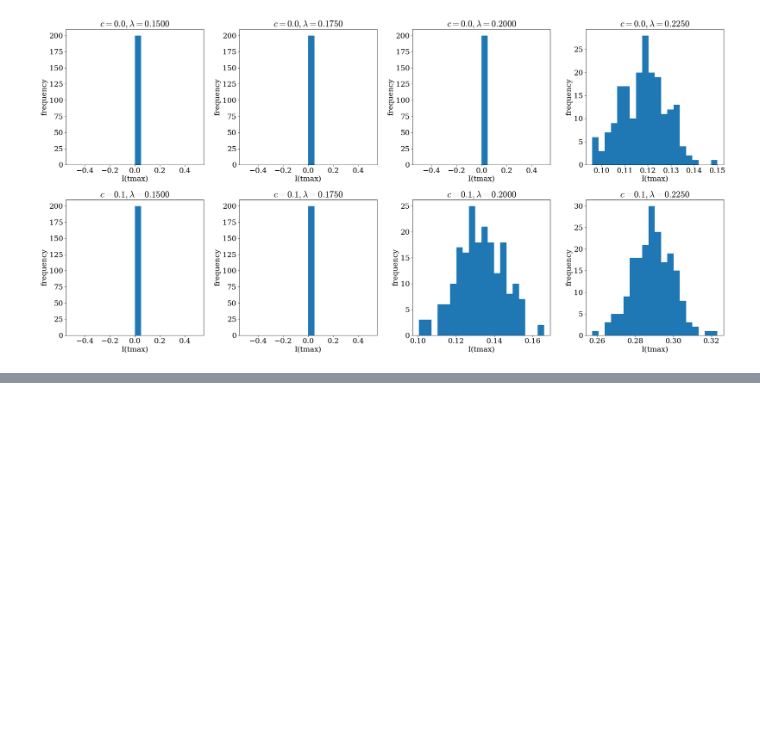
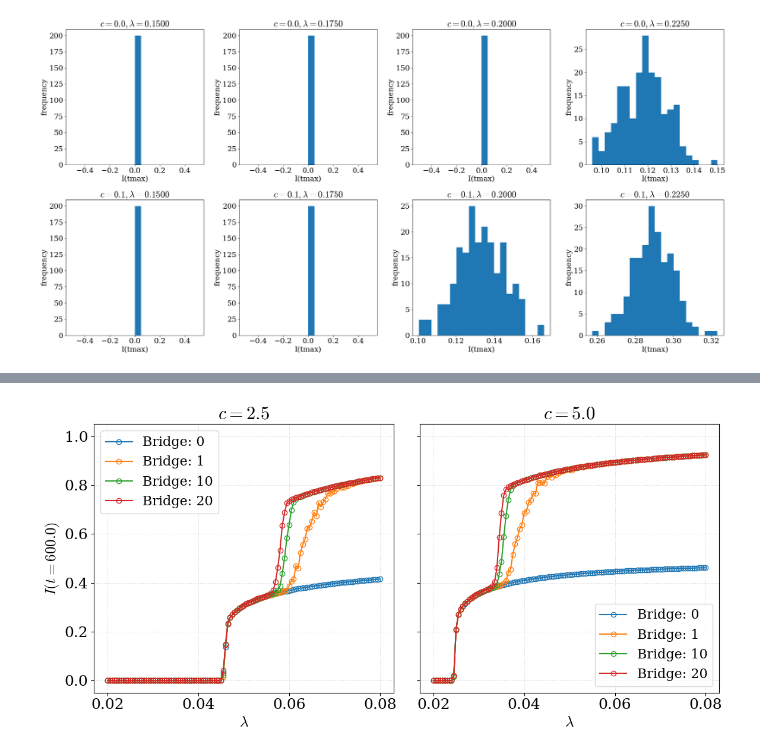
Before and after one commit to Kojirouuuu/trend-sar, a Jupyter notebook: notebook/sis copy 2.ipynb, the cells around one changed output, grey strips where cells are left out. Saved outputs shown, nothing was run; the diff lists cells and outputs as text; code cells hidden in the pictures; blank space fills up the shorter version.

```diff
--- a/notebook/sis copy 2.ipynb
+++ b/notebook/sis copy 2.ipynb
@@ -683,0 +607,15 @@ NameError: name 'lamb_values_for_theory' is not defined
+# %%
+output_path = os.path.abspath(os.path.join('..', 'output/sis/2RR/z=6/N=5000finalnew'))
+times_all2, infected_num_all2, axes2 = load(path=output_path)
+meta2 = _read_metadata()
+network_type2 = axes2["network_type"]
+N2 = axes2["N"]
+k_ave2 = axes2["k_ave"]
+gamma2 = axes2["gamma"]
+rho02 = axes2["rho0"]
+tmax2 = axes2["tmax"]
+seed2 = axes2["seed"]
+total_itr2 = axes2["total_itr"]
+c_list2 = axes2["c_list"]
+edgeNumList2 = axes2["edgeNumList"]
+lamb_values2 = axes2["lamb_values"]
@@ -683,0 +678,48 @@ NameError: name 'lamb_values_for_theory' is not defined
+# %%
+last_I2 = np.zeros((len(edgeNumList2), len(c_list2), len(lamb_values2), total_itr2))
+valid_last_I2 = np.zeros((len(edgeNumList2), len(c_list2), len(lamb_values2)))
+valid_num2 = np.zeros((len(edgeNumList2), len(c_list2), len(lamb_values2)))
+
+for edge_idx in range(len(edgeNumList2)):
+    for c_idx in range(len(c_list2)):
+        for lamb_idx in range(len(lamb_values2)):
+            valid = []
+            non_valid = []
+            for itr_idx in range(total_itr2):
+                last_I2[edge_idx, c_idx, lamb_idx, itr_idx] = infected_num_all2[edge_idx, c_idx, lamb_idx, itr_idx][0]
+                if last_I2[edge_idx, c_idx, lamb_idx, itr_idx] > threshold:
+                    valid.append(last_I2[edge_idx, c_idx, lamb_idx, itr_idx])
+                    valid_num2[edge_idx, c_idx, lamb_idx] += 1
+                else:
+                    non_valid.append(last_I2[edge_idx, c_idx, lamb_idx, itr_idx])
+            if len(valid) > 0:
+                valid_last_I2[edge_idx, c_idx, lamb_idx] = np.mean(valid)
+            else:
+                valid_last_I2[edge_idx, c_idx, lamb_idx] = np.mean(non_valid)
+
+
+fig, axes = plt.subplots(1, len(c_list2), figsize=(6 * len(c_list2), 6), sharey=True)
+
+for c_idx, c in enumerate(c_list2):
+
+    for e_idx in range(len(edgeNumList)):
+        edge_num = edgeNumList[e_idx]
+        valid_mean_I2 = valid_last_I2[e_idx, c_idx, :]
+        axes[c_idx].plot(lamb_values2, valid_mean_I2/(2 * N2), label=rf"Bridge: {edge_num}", linestyle="-", color=colors[e_idx], marker="o", markersize=6, markerfacecolor="none", markeredgecolor=colors[e_idx])
+        # axes[c_idx].plot(lamb_values, valid_mean_I/(2 * N), label=f"edge={edge_num}", linestyle="", marker="o", markersize=6, markerfacecolor="none", markeredgecolor=colors[e_idx])
+
+    axes[c_idx].legend()
+    axes[c_idx].grid(True, linestyle=":", alpha=0.5)
+    axes[c_idx].set_title(rf"$c={c}$")
+    axes[c_idx].set_xlabel(r"$\lambda$")
+    if c_idx == 0:
+        axes[c_idx].set_ylabel(rf"$I(t={tmax})$")
+    # axes[c_idx].set_xlim(0.10, 0.11)
+    axes[c_idx].set_ylim(0-delta, 1+delta)
+
+# fig.suptitle(rf"Network$: {network_type}, N={N}, \left<k\right>={k_ave}, \rho_0={rho0}, $tmax$={tmax}$")
+fig.tight_layout()
+
+plt.show()
+# %% [output]
+[figure, added]
```
Also changed, not shown: parts of 16 cells of this notebook, 4 other files.
